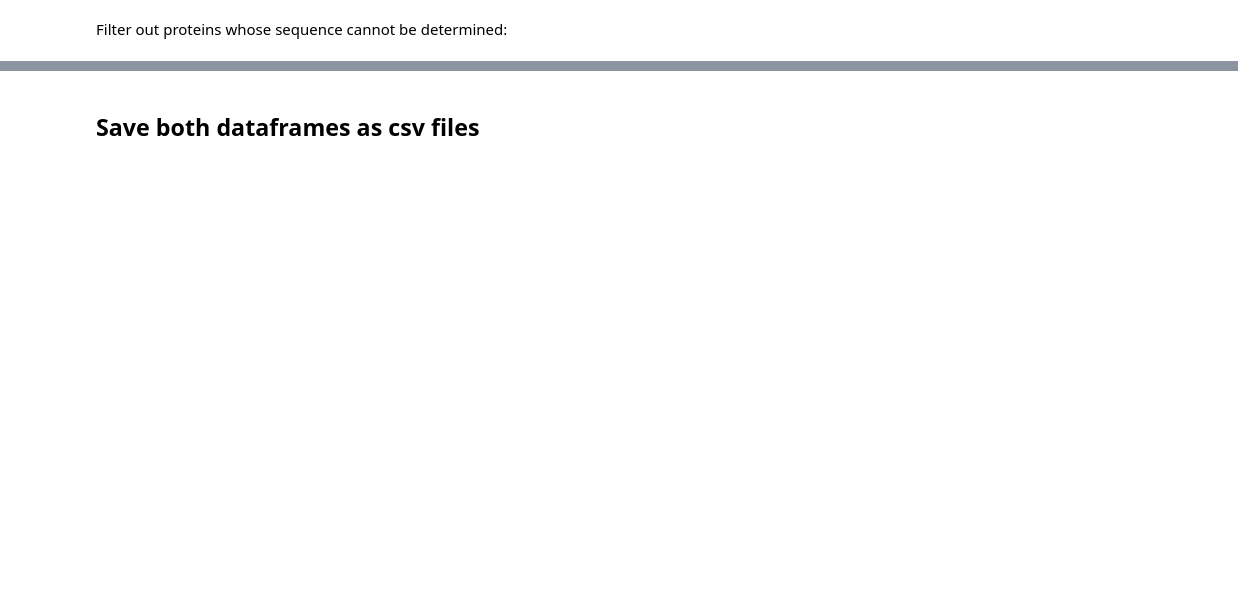
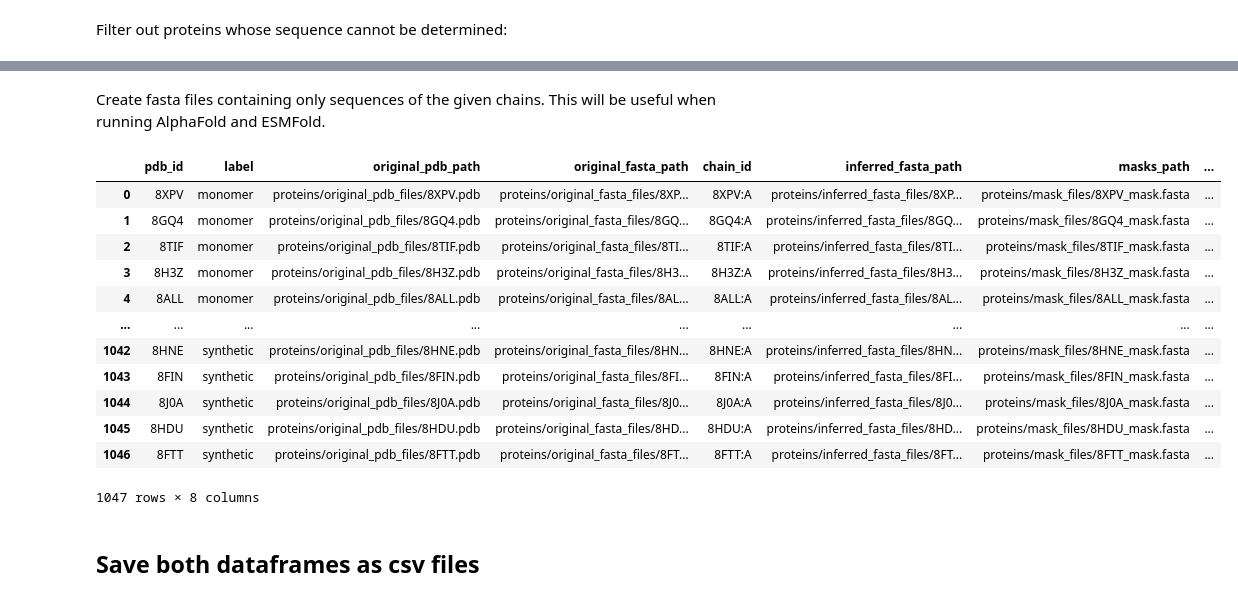
Before and after one commit to ML-Bioinfo-CEITEC/CAoPSPT, a Jupyter notebook: protein_loading.ipynb, the cells around one changed output, grey strips where cells are left out. Cells and saved outputs as stored; diff of their text form; code cells hidden in the pictures; blank space fills up the shorter version.

```diff
--- a/protein_loading.ipynb
+++ b/protein_loading.ipynb
@@ -12,6 +12,8 @@ ORIGINAL_FASTA_FILES_DIRECTORY = "proteins/original_fasta_files"
 INFERRED_FASTA_FILES_DIRECTORY = "proteins/inferred_fasta_files"
 
 MASKS_DIRECTORY = "proteins/mask_files"
+
+CHAIN_FASTA_FILES_DIRECTORY = "proteins/chain_fasta_files"
 # %%
 !mkdir {ORIGINAL_PDB_FILES_DIRECTORY}
 !mkdir {ORIGINAL_FASTA_FILES_DIRECTORY}
@@ -301,3 +388,41 @@ chains
+# %% [markdown]
+Create fasta files containing only sequences of the given chains. This will be useful when running AlphaFold and ESMFold.
+# %%
+def split_complex_fastas(fasta_path: str, directory: str) -> None:
+    """
+    This function creates new fasta files, each containing one sequence from the original file.
+
+    Parameters:
+        fasta_path (str): path to the original fasta file containing one or more sequences
+        directory (str): path to an existing directory where the created fasta files will be saved
+    """
+    with open(fasta_path, "r") as file:
+        lines = file.readlines()
+
+    assert(len(lines) % 2 == 0)
+    for i in range(0, len(lines), 2):
+        name = lines[i].strip().lstrip(">")
+        with open(f"{directory}/{name}.fasta", "w") as f:
+            f.write(f"{lines[i]}{lines[i + 1]}")
+
+
+chains["chain_inferred_fasta_path"] = chains.apply(lambda row: f"{CHAIN_FASTA_FILES_DIRECTORY}/{row['chain_id']}.fasta", axis = 1)
+_ = proteins.apply(lambda row: split_complex_fastas(row["inferred_fasta_path"], CHAIN_FASTA_FILES_DIRECTORY), axis = 1)
+chains
+# %% [output]
+|  | pdb_id | label | original_pdb_path | original_fasta_path | chain_id | inferred_fasta_path | masks_path | ... |
+| 0 | 8XPV | monomer | proteins/original_pdb_files/8XPV.pdb | proteins/original_fasta_files/8XP... | 8XPV:A | proteins/inferred_fasta_files/8XP... | proteins/mask_files/8XPV_mask.fasta | ... |
+| 1 | 8GQ4 | monomer | proteins/original_pdb_files/8GQ4.pdb | proteins/original_fasta_files/8GQ... | 8GQ4:A | proteins/inferred_fasta_files/8GQ... | proteins/mask_files/8GQ4_mask.fasta | ... |
+| 2 | 8TIF | monomer | proteins/original_pdb_files/8TIF.pdb | proteins/original_fasta_files/8TI... | 8TIF:A | proteins/inferred_fasta_files/8TI... | proteins/mask_files/8TIF_mask.fasta | ... |
+| 3 | 8H3Z | monomer | proteins/original_pdb_files/8H3Z.pdb | proteins/original_fasta_files/8H3... | 8H3Z:A | proteins/inferred_fasta_files/8H3... | proteins/mask_files/8H3Z_mask.fasta | ... |
+| 4 | 8ALL | monomer | proteins/original_pdb_files/8ALL.pdb | proteins/original_fasta_files/8AL... | 8ALL:A | proteins/inferred_fasta_files/8AL... | proteins/mask_files/8ALL_mask.fasta | ... |
+| ... | ... | ... | ... | ... | ... | ... | ... | ... |
+| 1042 | 8HNE | synthetic | proteins/original_pdb_files/8HNE.pdb | proteins/original_fasta_files/8HN... | 8HNE:A | proteins/inferred_fasta_files/8HN... | proteins/mask_files/8HNE_mask.fasta | ... |
+| 1043 | 8FIN | synthetic | proteins/original_pdb_files/8FIN.pdb | proteins/original_fasta_files/8FI... | 8FIN:A | proteins/inferred_fasta_files/8FI... | proteins/mask_files/8FIN_mask.fasta | ... |
+| 1044 | 8J0A | synthetic | proteins/original_pdb_files/8J0A.pdb | proteins/original_fasta_files/8J0... | 8J0A:A | proteins/inferred_fasta_files/8J0... | proteins/mask_files/8J0A_mask.fasta | ... |
+| 1045 | 8HDU | synthetic | proteins/original_pdb_files/8HDU.pdb | proteins/original_fasta_files/8HD... | 8HDU:A | proteins/inferred_fasta_files/8HD... | proteins/mask_files/8HDU_mask.fasta | ... |
+| 1046 | 8FTT | synthetic | proteins/original_pdb_files/8FTT.pdb | proteins/original_fasta_files/8FT... | 8FTT:A | proteins/inferred_fasta_files/8FT... | proteins/mask_files/8FTT_mask.fasta | ... |
+1047 rows × 8 columns
 # %% [markdown]
 ## Save both dataframes as csv files
 # %%
```
Also changed, not shown: parts of 9 cells of this notebook, 1 other file.
